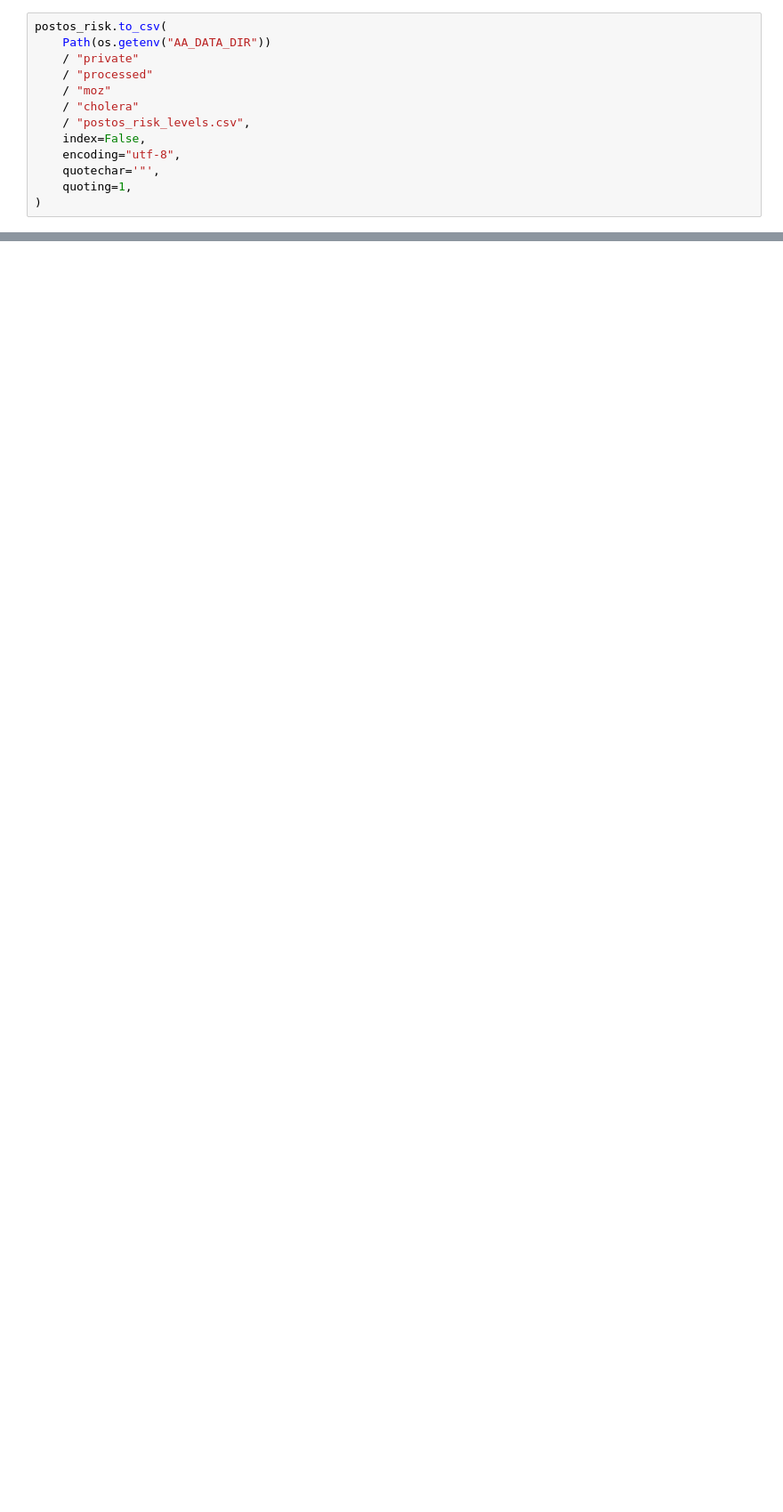
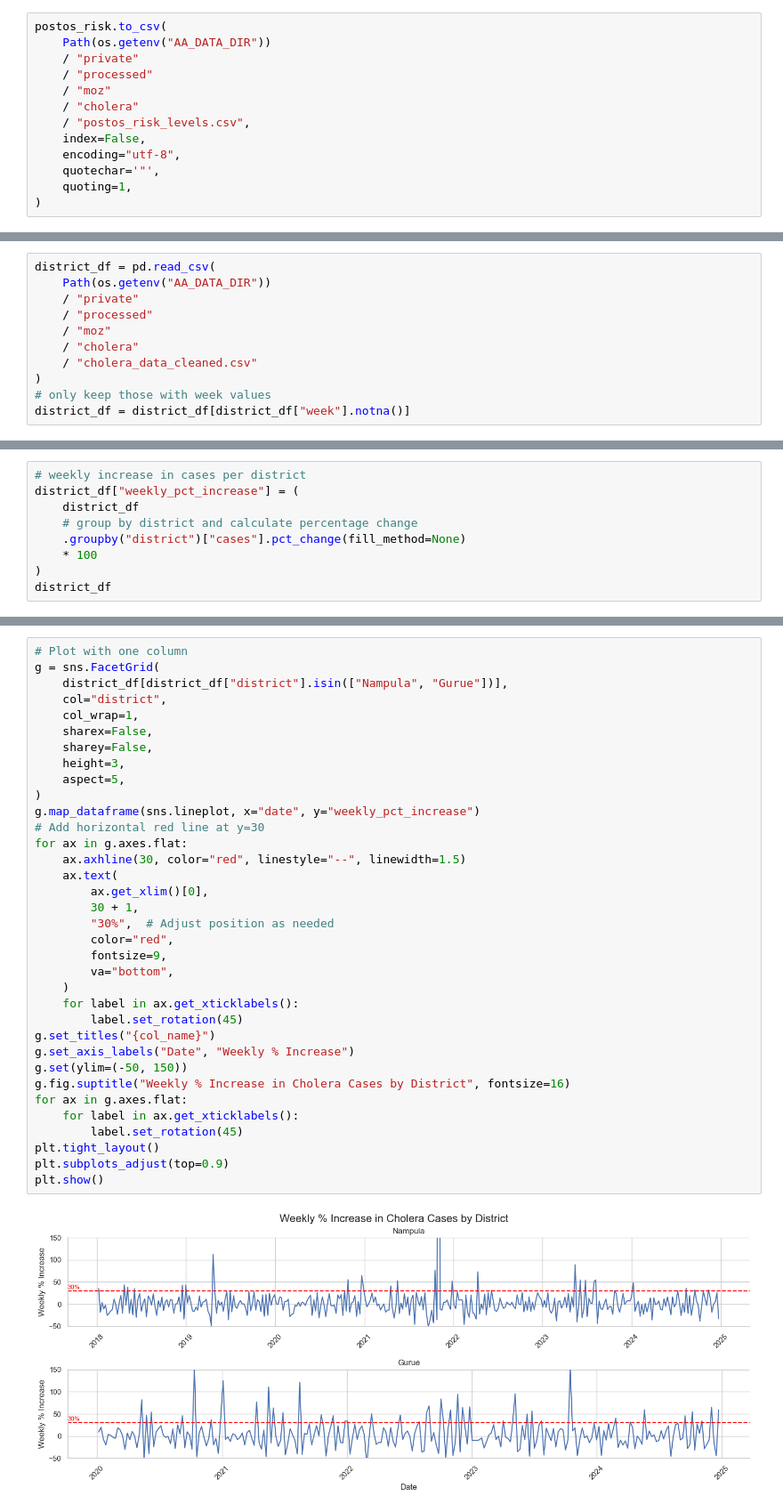
Before and after one commit to OCHA-DAP/ds-aa-moz-cholera, a Jupyter notebook: analysis/01.1_initial_scenario_review.ipynb, the cells around one changed output, grey strips where cells are left out. Shown at 89% size. Saved outputs shown, nothing was run; the diff lists cells and outputs as text; blank space fills up the shorter version.

```diff
--- a/analysis/01.1_initial_scenario_review.ipynb
+++ b/analysis/01.1_initial_scenario_review.ipynb
@@ -106,0 +111,11 @@ Some logic: If the
+# %%
+district_df = pd.read_csv(
+    Path(os.getenv("AA_DATA_DIR"))
+    / "private"
+    / "processed"
+    / "moz"
+    / "cholera"
+    / "cholera_data_cleaned.csv"
+)
+# only keep those with week values
+district_df = district_df[district_df["week"].notna()]
@@ -106,0 +124,9 @@ Some logic: If the
+# %%
+# weekly increase in cases per district
+district_df["weekly_pct_increase"] = (
+    district_df
+    # group by district and calculate percentage change
+    .groupby("district")["cases"].pct_change(fill_method=None)
+    * 100
+)
+district_df
@@ -106,0 +247,37 @@ Some logic: If the
+# %%
+# Plot with one column
+g = sns.FacetGrid(
+    district_df[district_df["district"].isin(["Nampula", "Gurue"])],
+    col="district",
+    col_wrap=1,
+    sharex=False,
+    sharey=False,
+    height=3,
+    aspect=5,
+)
+g.map_dataframe(sns.lineplot, x="date", y="weekly_pct_increase")
+# Add horizontal red line at y=30
+for ax in g.axes.flat:
+    ax.axhline(30, color="red", linestyle="--", linewidth=1.5)
+    ax.text(
+        ax.get_xlim()[0],
+        30 + 1,
+        "30%",  # Adjust position as needed
+        color="red",
+        fontsize=9,
+        va="bottom",
+    )
+    for label in ax.get_xticklabels():
+        label.set_rotation(45)
+g.set_titles("{col_name}")
+g.set_axis_labels("Date", "Weekly % Increase")
+g.set(ylim=(-50, 150))
+g.fig.suptitle("Weekly % Increase in Cholera Cases by District", fontsize=16)
+for ax in g.axes.flat:
+    for label in ax.get_xticklabels():
+        label.set_rotation(45)
+plt.tight_layout()
+plt.subplots_adjust(top=0.9)
+plt.show()
+# %% [output]
+[figure, added]
```
Also changed, not shown: parts of 22 cells of this notebook.
